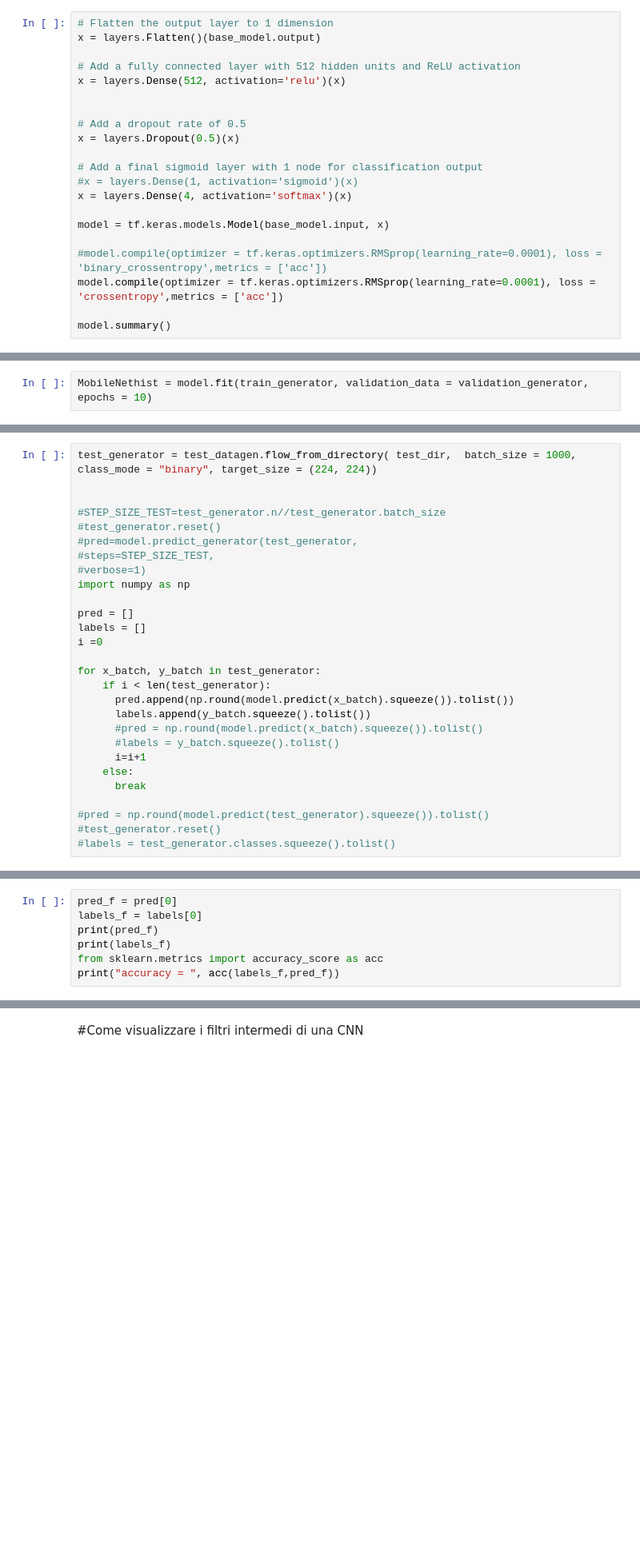
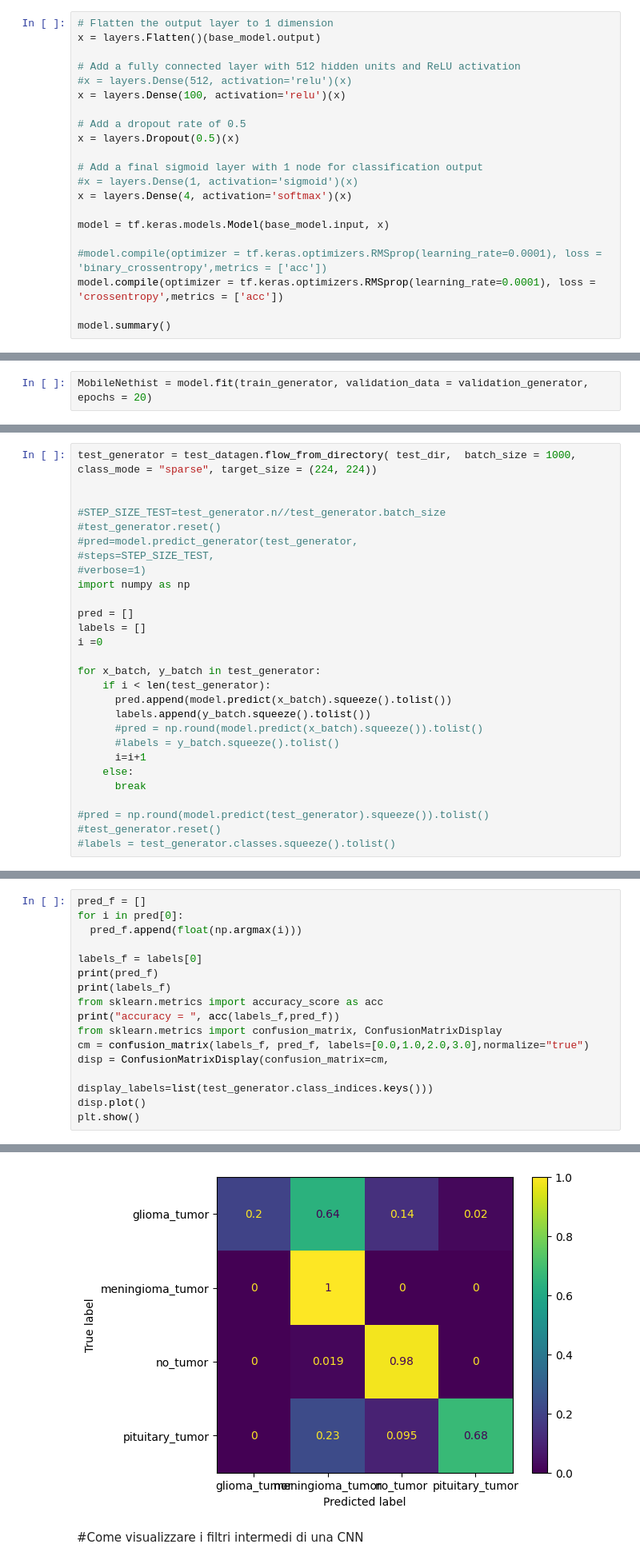
Before and after one commit to gennai/2024_hackaton_Bicocca, a Jupyter notebook: PretrainedModel_KaggleDataset.ipynb, the cells around one changed output, grey strips where cells are left out. Shown at 80% size. Cells and saved outputs as stored; diff of their text form; blank space fills up the shorter version.

```diff
--- a/PretrainedModel_KaggleDataset.ipynb
+++ b/PretrainedModel_KaggleDataset.ipynb
@@ -237,8 +242,8 @@ Downloading data from https://storage.googleapis.com/tensorflow/keras-applicatio
 x = layers.Flatten()(base_model.output)
 
 # Add a fully connected layer with 512 hidden units and ReLU activation
-x = layers.Dense(512, activation='relu')(x)
-
+#x = layers.Dense(512, activation='relu')(x)
+x = layers.Dense(100, activation='relu')(x)
 
 # Add a dropout rate of 0.5
 x = layers.Dropout(0.5)(x)
@@ -277,4 +282,4 @@ Model: "functional_2"
  Non-trainable params: 2,257,984 (8.61 MB)
 # %%
-MobileNethist = model.fit(train_generator, validation_data = validation_generator, epochs = 10)
+MobileNethist = model.fit(train_generator, validation_data = validation_generator, epochs = 20)
 # %% [output]
@@ -290,5 +303,5 @@ Epoch 5/10
 # %%
-test_generator = test_datagen.flow_from_directory( test_dir,  batch_size = 1000, class_mode = "binary", target_size = (224, 224))
+test_generator = test_datagen.flow_from_directory( test_dir,  batch_size = 1000, class_mode = "sparse", target_size = (224, 224))
 
 
 #STEP_SIZE_TEST=test_generator.n//test_generator.batch_size
@@ -304,7 +317,7 @@ i =0
 
 for x_batch, y_batch in test_generator:
     if i < len(test_generator):
-      pred.append(np.round(model.predict(x_batch).squeeze()).tolist())
+      pred.append(model.predict(x_batch).squeeze().tolist())
       labels.append(y_batch.squeeze().tolist())
       #pred = np.round(model.predict(x_batch).squeeze()).tolist()
       #labels = y_batch.squeeze().tolist()
@@ -321,8 +334,17 @@ Found 1000 images belonging to 2 classes.
 # %%
-pred_f = pred[0]
+pred_f = []
+for i in pred[0]:
+  pred_f.append(float(np.argmax(i)))
+
 labels_f = labels[0]
 print(pred_f)
 print(labels_f)
 from sklearn.metrics import accuracy_score as acc
 print("accuracy = ", acc(labels_f,pred_f))
+from sklearn.metrics import confusion_matrix, ConfusionMatrixDisplay
+cm = confusion_matrix(labels_f, pred_f, labels=[0.0,1.0,2.0,3.0],normalize="true")
+disp = ConfusionMatrixDisplay(confusion_matrix=cm,
+                              display_labels=list(test_generator.class_indices.keys()))
+disp.plot()
+plt.show()
 # %% [output]
@@ -332,3 +354,4 @@ accuracy =  0.5
+[figure, added]
 # %% [markdown]
 #Come visualizzare i filtri intermedi di una CNN
 # %%
```
Also changed, not shown: parts of 5 cells of this notebook.
